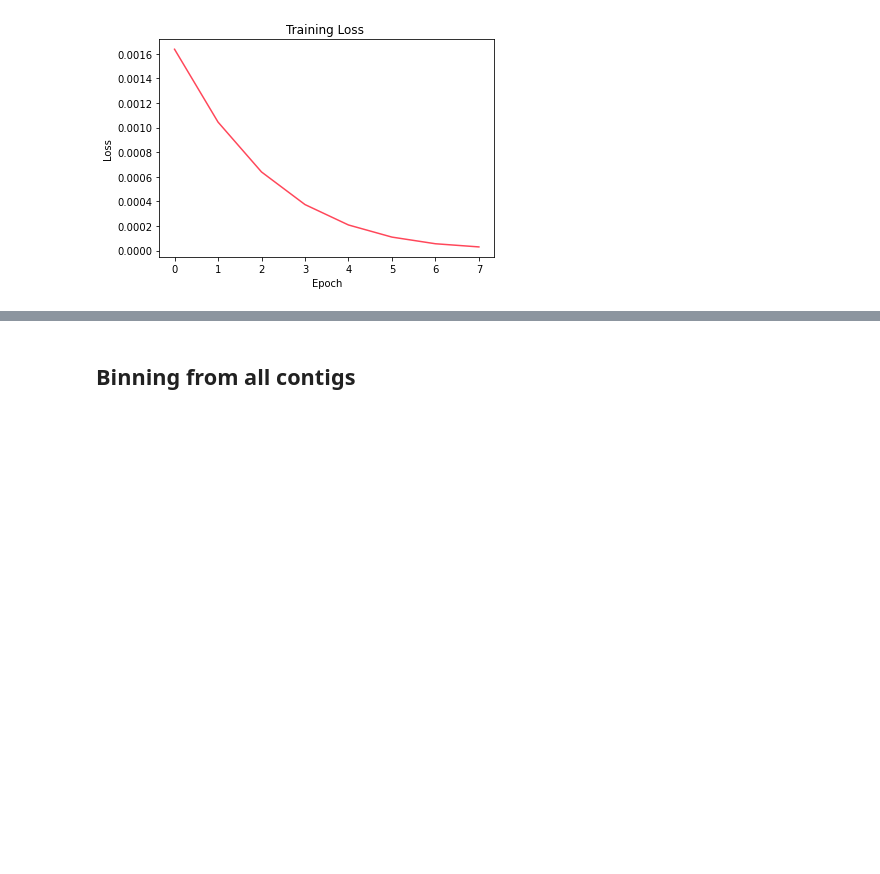
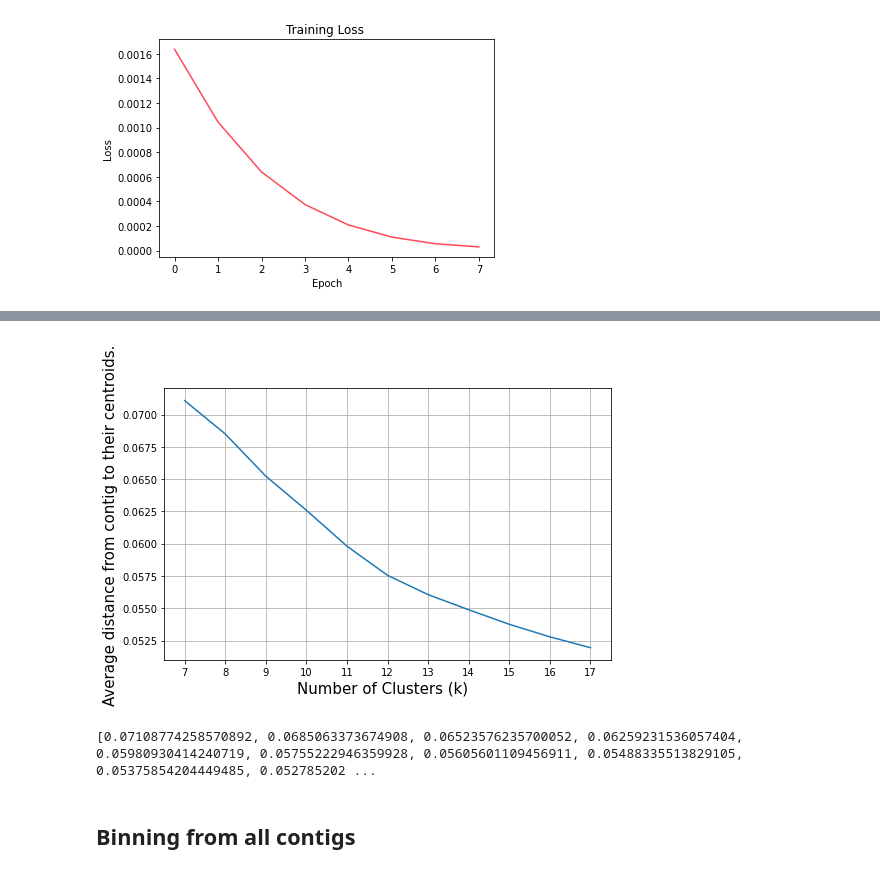
Before and after one commit to chesterzhang/EE-6680, a Jupyter notebook: script/autoencoder.ipynb, the cells around one changed output, grey strips where cells are left out. Cells and saved outputs as stored; diff of their text form; code cells hidden in the pictures; blank space fills up the shorter version.

```diff
--- a/script/autoencoder.ipynb
+++ b/script/autoencoder.ipynb
@@ -400,3 +404,34 @@ plt.show()
+# %%
+feature_np =np.load("../data/my_auto_encoder/feacture_np.npy") # laod previous stored data
+
+distorsions = [0 for i in range(7,18)]
+for i in range(0,100 ):
+    for k in range(7, 18):
+        kmeans = KMeans(n_clusters=k,init='k-means++')
+        kmeans.fit(feature_np)
+        distorsions[k-7]+=(sum(np.min(cdist(feature_np, kmeans.cluster_centers_,
+                                        'euclidean'), axis=1)) / feature_np.shape[0])
+
+distorsions=[d/100 for d in distorsions]
+
+fig = plt.figure(figsize=(8, 5))
+plt.plot(range(7, 18), distorsions)
+plt.grid(True)
+
+
+plt.xlabel('Number of Clusters (k)  ',fontsize=15)
+plt.ylabel('Average distance from contig to their centroids.',fontsize=15)
+
+ax=plt.gca()
+
+x_major_locator=MultipleLocator(1)
+ax.xaxis.set_major_locator(x_major_locator)
+
+plt.show()
+print(distorsions)
+# %% [output]
+[figure, added]
+[0.07108774258570892, 0.0685063373674908, 0.06523576235700052, 0.06259231536057404, 0.05980930414240719, 0.05755222946359928, 0.05605601109456911, 0.05488335513829105, 0.05375854204449485, 0.052785202 ...
 # %% [markdown]
 ##  Binning from all contigs
 # %%
```
Also changed, not shown: parts of 9 cells of this notebook.
